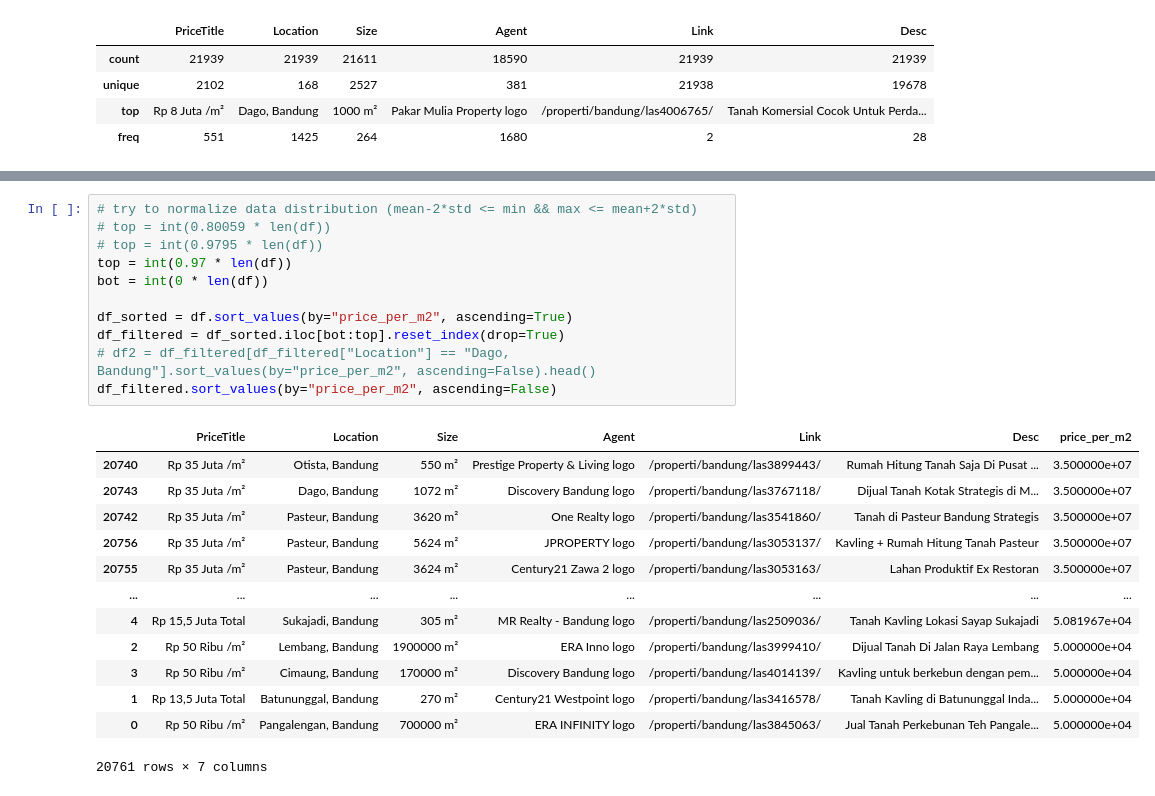
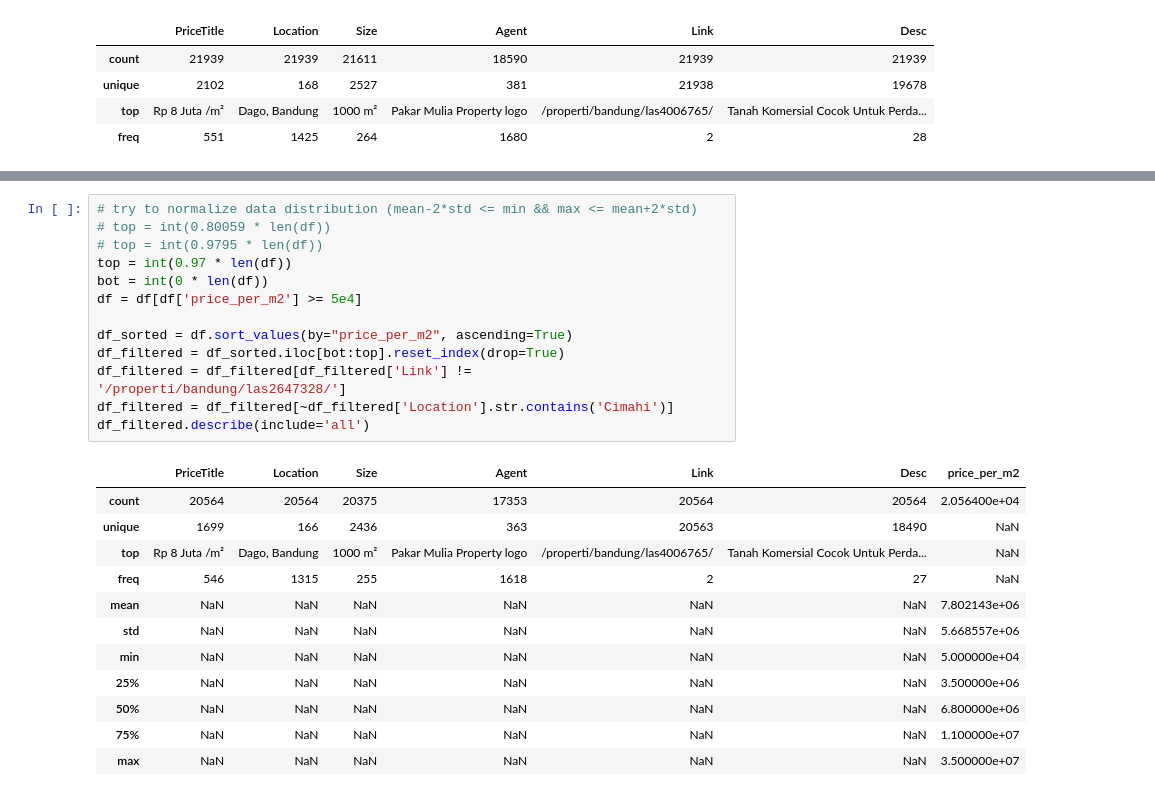
Before and after one commit to rafidamr/house-scorer, a Jupyter notebook: data_collector/wrangler-eda.ipynb, the cells around one changed output, grey strips where cells are left out. Saved outputs shown, nothing was run; the diff lists cells and outputs as text.

```diff
--- a/data_collector/wrangler-eda.ipynb
+++ b/data_collector/wrangler-eda.ipynb
@@ -81,28 +61,29 @@ df.describe(include='all')
 # %%
 # try to normalize data distribution (mean-2*std <= min && max <= mean+2*std)
 # top = int(0.80059 * len(df))
 # top = int(0.9795 * len(df))
 top = int(0.97 * len(df))
 bot = int(0 * len(df))
+df = df[df['price_per_m2'] >= 5e4]
 
 df_sorted = df.sort_values(by="price_per_m2", ascending=True)
 df_filtered = df_sorted.iloc[bot:top].reset_index(drop=True)
-# df2 = df_filtered[df_filtered["Location"] == "Dago, Bandung"].sort_values(by="price_per_m2", ascending=False).head()
-df_filtered.sort_values(by="price_per_m2", ascending=False)
+df_filtered = df_filtered[df_filtered['Link'] != '/properti/bandung/las2647328/']
+df_filtered = df_filtered[~df_filtered['Location'].str.contains('Cimahi')]
+df_filtered.describe(include='all')
 # %% [output]
 |  | PriceTitle | Location | Size | Agent | Link | Desc | price_per_m2 |
-| 20740 | Rp 35 Juta /m² | Otista, Bandung | 550 m² | Prestige Property & Living logo | /properti/bandung/las3899443/ | Rumah Hitung Tanah Saja Di Pusat ... | 3.500000e+07 |
-| 20743 | Rp 35 Juta /m² | Dago, Bandung | 1072 m² | Discovery Bandung logo | /properti/bandung/las3767118/ | Dijual Tanah Kotak Strategis di M... | 3.500000e+07 |
-| 20742 | Rp 35 Juta /m² | Pasteur, Bandung | 3620 m² | One Realty logo | /properti/bandung/las3541860/ | Tanah di Pasteur Bandung Strategis | 3.500000e+07 |
-| 20756 | Rp 35 Juta /m² | Pasteur, Bandung | 5624 m² | JPROPERTY logo | /properti/bandung/las3053137/ | Kavling + Rumah Hitung Tanah Pasteur | 3.500000e+07 |
-| 20755 | Rp 35 Juta /m² | Pasteur, Bandung | 3624 m² | Century21 Zawa 2 logo | /properti/bandung/las3053163/ | Lahan Produktif Ex Restoran | 3.500000e+07 |
-| ... | ... | ... | ... | ... | ... | ... | ... |
-| 4 | Rp 15,5 Juta Total | Sukajadi, Bandung | 305 m² | MR Realty - Bandung logo | /properti/bandung/las2509036/ | Tanah Kavling Lokasi Sayap Sukajadi | 5.081967e+04 |
-| 2 | Rp 50 Ribu /m² | Lembang, Bandung | 1900000 m² | ERA Inno logo | /properti/bandung/las3999410/ | Dijual Tanah Di Jalan Raya Lembang | 5.000000e+04 |
-| 3 | Rp 50 Ribu /m² | Cimaung, Bandung | 170000 m² | Discovery Bandung logo | /properti/bandung/las4014139/ | Kavling untuk berkebun dengan pem... | 5.000000e+04 |
-| 1 | Rp 13,5 Juta Total | Batununggal, Bandung | 270 m² | Century21 Westpoint logo | /properti/bandung/las3416578/ | Tanah Kavling di Batununggal Inda... | 5.000000e+04 |
-| 0 | Rp 50 Ribu /m² | Pangalengan, Bandung | 700000 m² | ERA INFINITY logo | /properti/bandung/las3845063/ | Jual Tanah Perkebunan Teh Pangale... | 5.000000e+04 |
+| count | 20564 | 20564 | 20375 | 17353 | 20564 | 20564 | 2.056400e+04 |
+| unique | 1699 | 166 | 2436 | 363 | 20563 | 18490 | NaN |
+| top | Rp 8 Juta /m² | Dago, Bandung | 1000 m² | Pakar Mulia Property logo | /properti/bandung/las4006765/ | Tanah Komersial Cocok Untuk Perda... | NaN |
+| freq | 546 | 1315 | 255 | 1618 | 2 | 27 | NaN |
+| mean | NaN | NaN | NaN | NaN | NaN | NaN | 7.802143e+06 |
+| std | NaN | NaN | NaN | NaN | NaN | NaN | 5.668557e+06 |
+| min | NaN | NaN | NaN | NaN | NaN | NaN | 5.000000e+04 |
+| 25% | NaN | NaN | NaN | NaN | NaN | NaN | 3.500000e+06 |
+| 50% | NaN | NaN | NaN | NaN | NaN | NaN | 6.800000e+06 |
+| 75% | NaN | NaN | NaN | NaN | NaN | NaN | 1.100000e+07 |
+| max | NaN | NaN | NaN | NaN | NaN | NaN | 3.500000e+07 |
-20761 rows × 7 columns
 # %%
 price_per_m2 = df_filtered['price_per_m2']
 mean, min_, max_, std = price_per_m2.mean(), price_per_m2.min(), price_per_m2.max(), price_per_m2.std()
```
Also changed, not shown: parts of 7 cells of this notebook, 2 other files.
